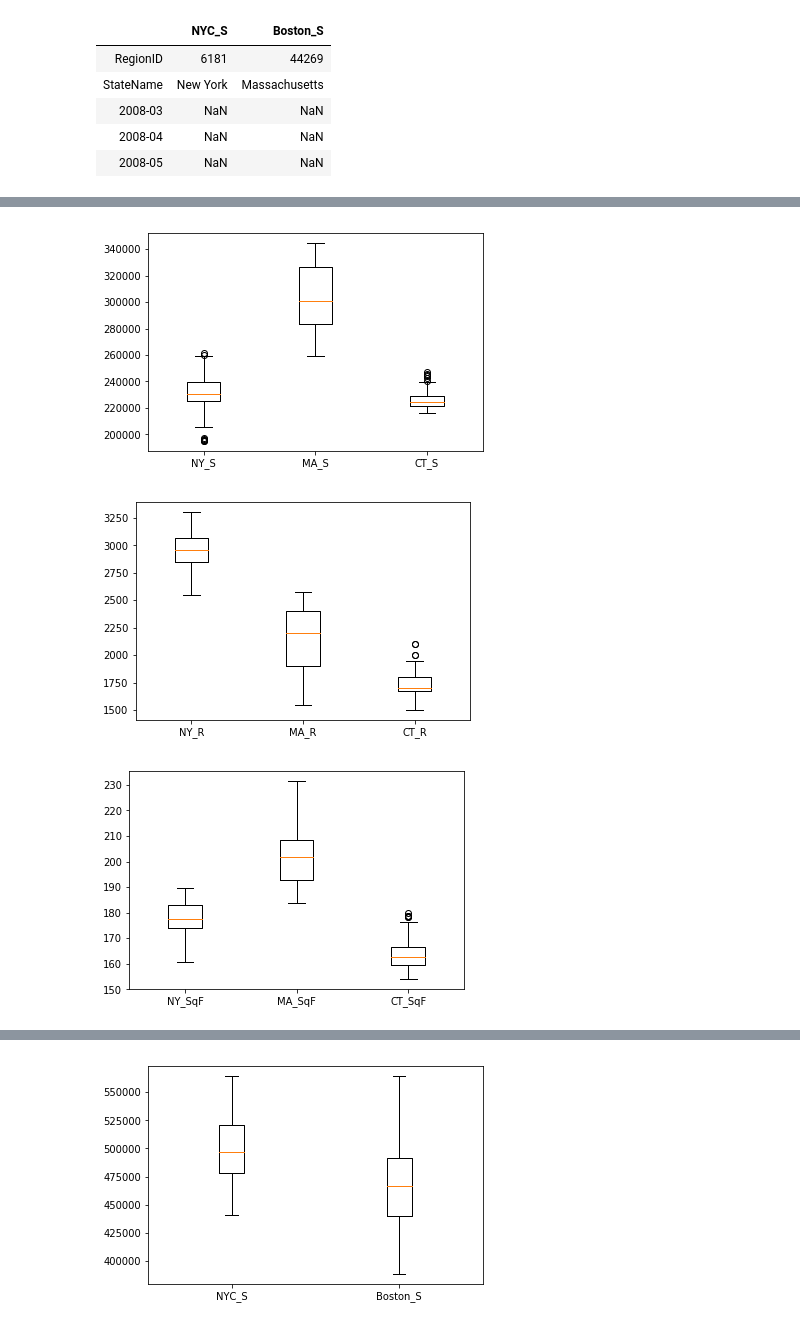
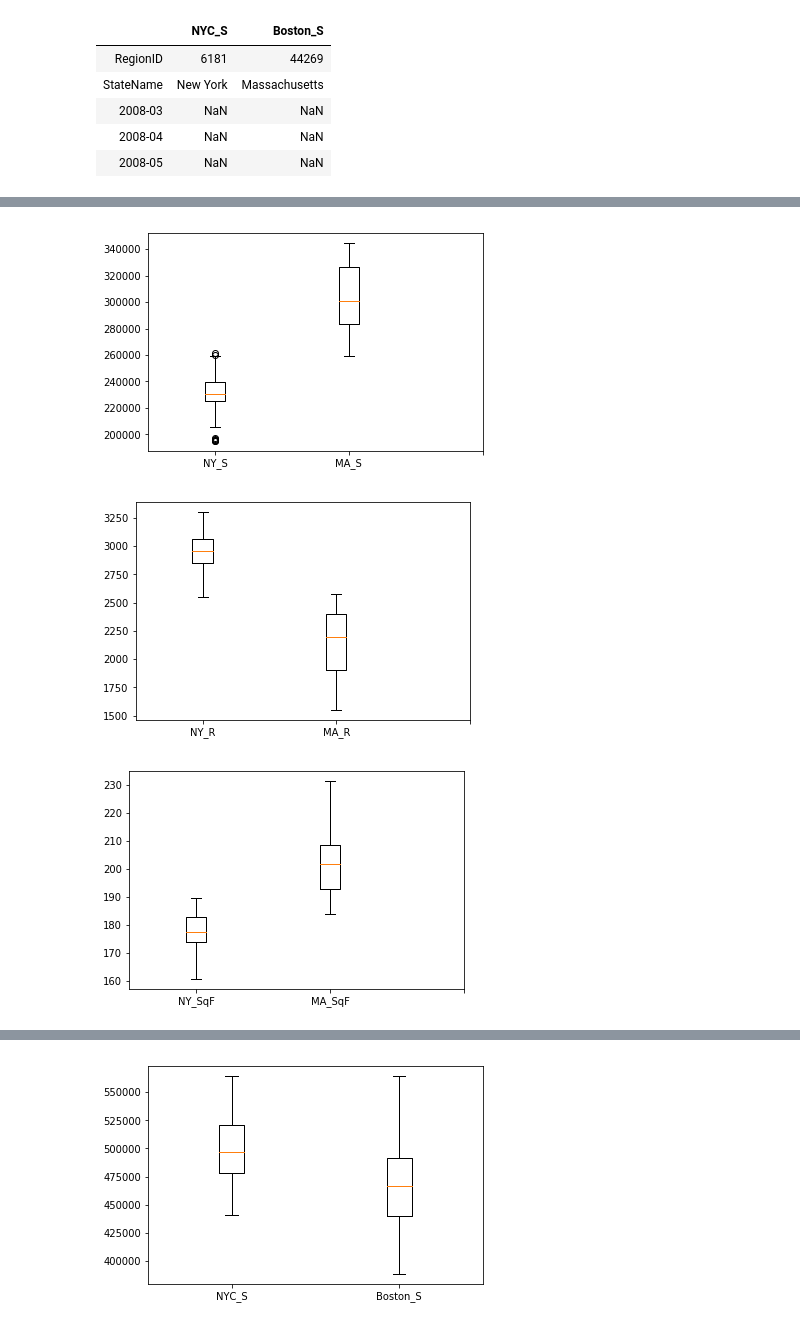
Before and after one commit to irenebratsis/Thinkful, a Jupyter notebook: 42.ipynb, the cells around one changed output, grey strips where cells are left out. Drawn from its saved outputs; the diff is of its cells as text; code cells hidden in the pictures.

```diff
--- a/42.ipynb
+++ b/42.ipynb
@@ -393,0 +392,8 @@ df_final.shape
+# %%
+df_final.index = pd.to_datetime(df_final.index)
+# %%
+df_final.reset_index(inplace = True)
+# %%
+df_final['Month'] = df_final['index'].dt.month
+# %%
+df_final['Year'] = df_final['index'].dt.year
@@ -410,19 +426,19 @@ df_final.corr()
 # %%
-plt.boxplot([df_final.NY_S, df_final.MA_S, df_final.CT_S])
-plt.xticks([1,2,3], ['NY_S','MA_S', 'CT_S'])
+plt.boxplot([df_final.NY_S, df_final.MA_S])
+plt.xticks([1,2,3], ['NY_S','MA_S'])
 plt.show()
 # %% [output]
-[figure, old version]
+[figure, new version]
 # %%
-plt.boxplot([df_final.NY_R, df_final.MA_R, df_final.CT_R])
-plt.xticks([1,2,3], ['NY_R','MA_R', 'CT_R'])
+plt.boxplot([df_final.NY_R, df_final.MA_R])
+plt.xticks([1,2,3], ['NY_R','MA_R'])
 plt.show()
 # %% [output]
-[figure, old version]
+[figure, new version]
 # %%
-plt.boxplot([df_final.NY_SqF, df_final.MA_SqF, df_final.CT_SqF])
-plt.xticks([1,2,3], ['NY_SqF','MA_SqF', 'CT_SqF'])
+plt.boxplot([df_final.NY_SqF, df_final.MA_SqF])
+plt.xticks([1,2,3], ['NY_SqF','MA_SqF'])
 plt.show()
 # %% [output]
-[figure, old version]
+[figure, new version]
 # %%
```
Also changed, not shown: parts of 58 cells of this notebook.
